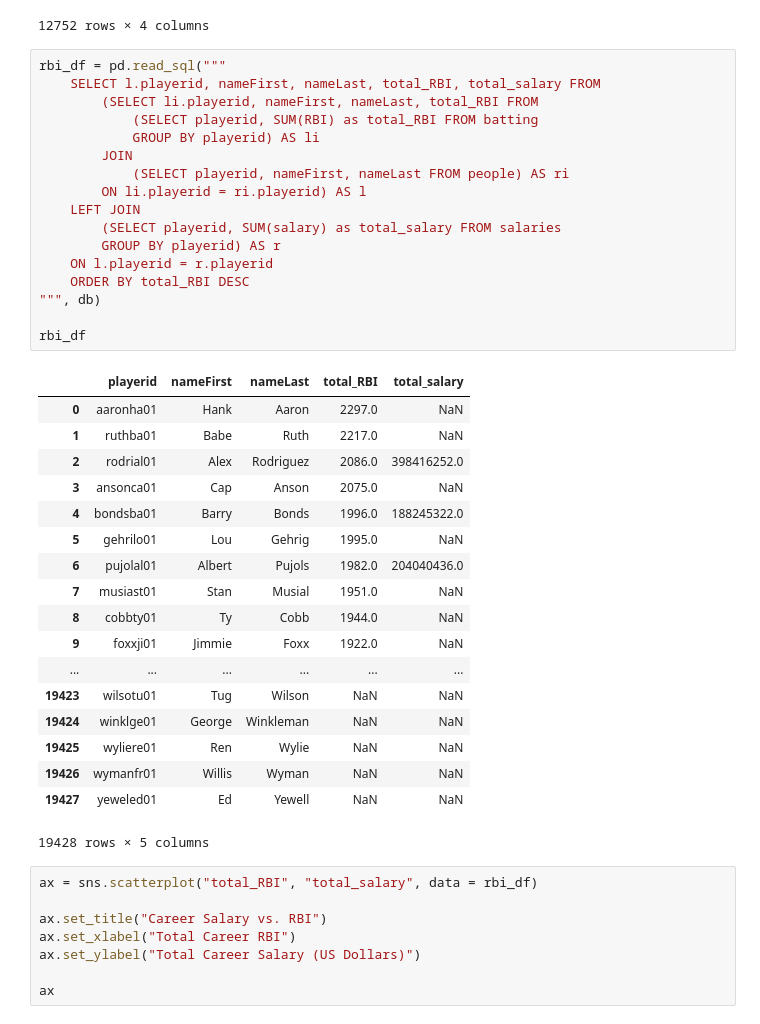
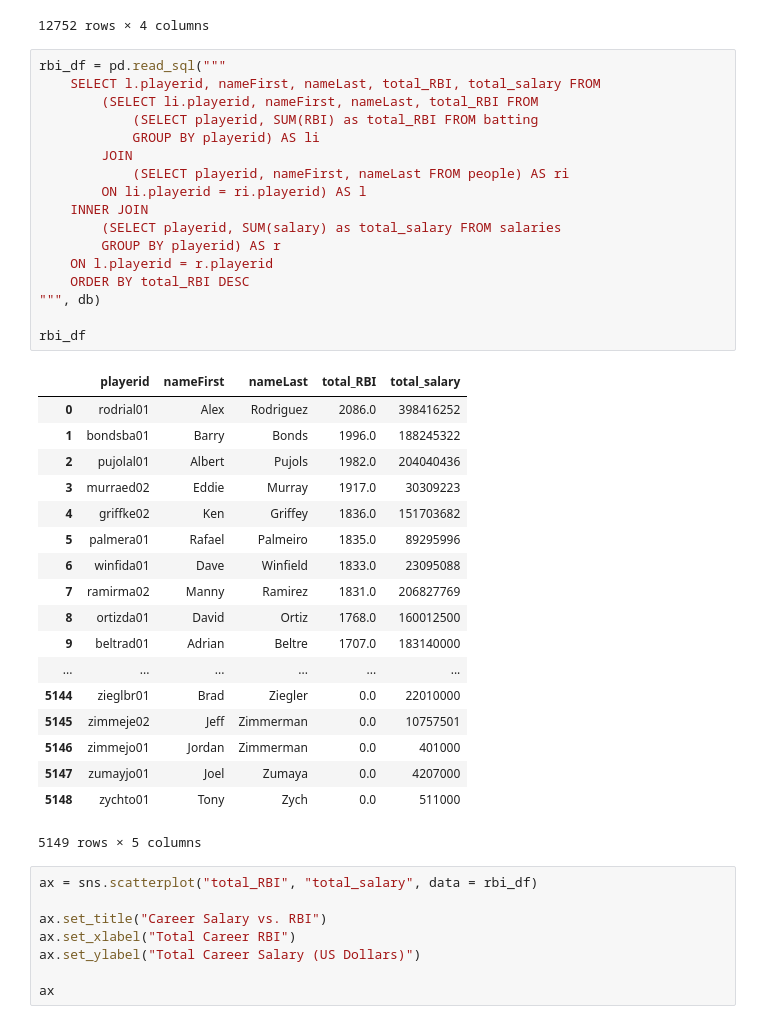
Before and after one commit to domitchler/sta141b-assignment-5, a Jupyter notebook: hw5.ipynb, the cells around one changed output. Cells and saved outputs as stored; diff of their text form.

```diff
--- a/hw5.ipynb
+++ b/hw5.ipynb
@@ -330,39 +486,39 @@ pd.read_sql("""
 # %%
 rbi_df = pd.read_sql("""
     SELECT l.playerid, nameFirst, nameLast, total_RBI, total_salary FROM
         (SELECT li.playerid, nameFirst, nameLast, total_RBI FROM
             (SELECT playerid, SUM(RBI) as total_RBI FROM batting
             GROUP BY playerid) AS li
         JOIN
             (SELECT playerid, nameFirst, nameLast FROM people) AS ri
         ON li.playerid = ri.playerid) AS l
-    LEFT JOIN
+    INNER JOIN
         (SELECT playerid, SUM(salary) as total_salary FROM salaries
         GROUP BY playerid) AS r
     ON l.playerid = r.playerid
     ORDER BY total_RBI DESC
 """, db)
 
 rbi_df
 # %% [output]
 |  | playerid | nameFirst | nameLast | total_RBI | total_salary |
-| 0 | aaronha01 | Hank | Aaron | 2297.0 | NaN |
-| 1 | ruthba01 | Babe | Ruth | 2217.0 | NaN |
-| 2 | rodrial01 | Alex | Rodriguez | 2086.0 | 398416252.0 |
-| 3 | ansonca01 | Cap | Anson | 2075.0 | NaN |
-| 4 | bondsba01 | Barry | Bonds | 1996.0 | 188245322.0 |
-| 5 | gehrilo01 | Lou | Gehrig | 1995.0 | NaN |
-| 6 | pujolal01 | Albert | Pujols | 1982.0 | 204040436.0 |
-| 7 | musiast01 | Stan | Musial | 1951.0 | NaN |
-| 8 | cobbty01 | Ty | Cobb | 1944.0 | NaN |
-| 9 | foxxji01 | Jimmie | Foxx | 1922.0 | NaN |
+| 0 | rodrial01 | Alex | Rodriguez | 2086.0 | 398416252 |
+| 1 | bondsba01 | Barry | Bonds | 1996.0 | 188245322 |
+| 2 | pujolal01 | Albert | Pujols | 1982.0 | 204040436 |
+| 3 | murraed02 | Eddie | Murray | 1917.0 | 30309223 |
+| 4 | griffke02 | Ken | Griffey | 1836.0 | 151703682 |
+| 5 | palmera01 | Rafael | Palmeiro | 1835.0 | 89295996 |
+| 6 | winfida01 | Dave | Winfield | 1833.0 | 23095088 |
+| 7 | ramirma02 | Manny | Ramirez | 1831.0 | 206827769 |
+| 8 | ortizda01 | David | Ortiz | 1768.0 | 160012500 |
+| 9 | beltrad01 | Adrian | Beltre | 1707.0 | 183140000 |
 | ... | ... | ... | ... | ... | ... |
-| 19423 | wilsotu01 | Tug | Wilson | NaN | NaN |
-| 19424 | winklge01 | George | Winkleman | NaN | NaN |
-| 19425 | wyliere01 | Ren | Wylie | NaN | NaN |
-| 19426 | wymanfr01 | Willis | Wyman | NaN | NaN |
-| 19427 | yeweled01 | Ed | Yewell | NaN | NaN |
+| 5144 | zieglbr01 | Brad | Ziegler | 0.0 | 22010000 |
+| 5145 | zimmeje02 | Jeff | Zimmerman | 0.0 | 10757501 |
+| 5146 | zimmejo01 | Jordan | Zimmerman | 0.0 | 401000 |
+| 5147 | zumayjo01 | Joel | Zumaya | 0.0 | 4207000 |
+| 5148 | zychto01 | Tony | Zych | 0.0 | 511000 |
-19428 rows × 5 columns
+5149 rows × 5 columns
 # %%
 ax = sns.scatterplot("total_RBI", "total_salary", data = rbi_df)
 
```
Also changed, not shown: parts of 26 cells of this notebook.
